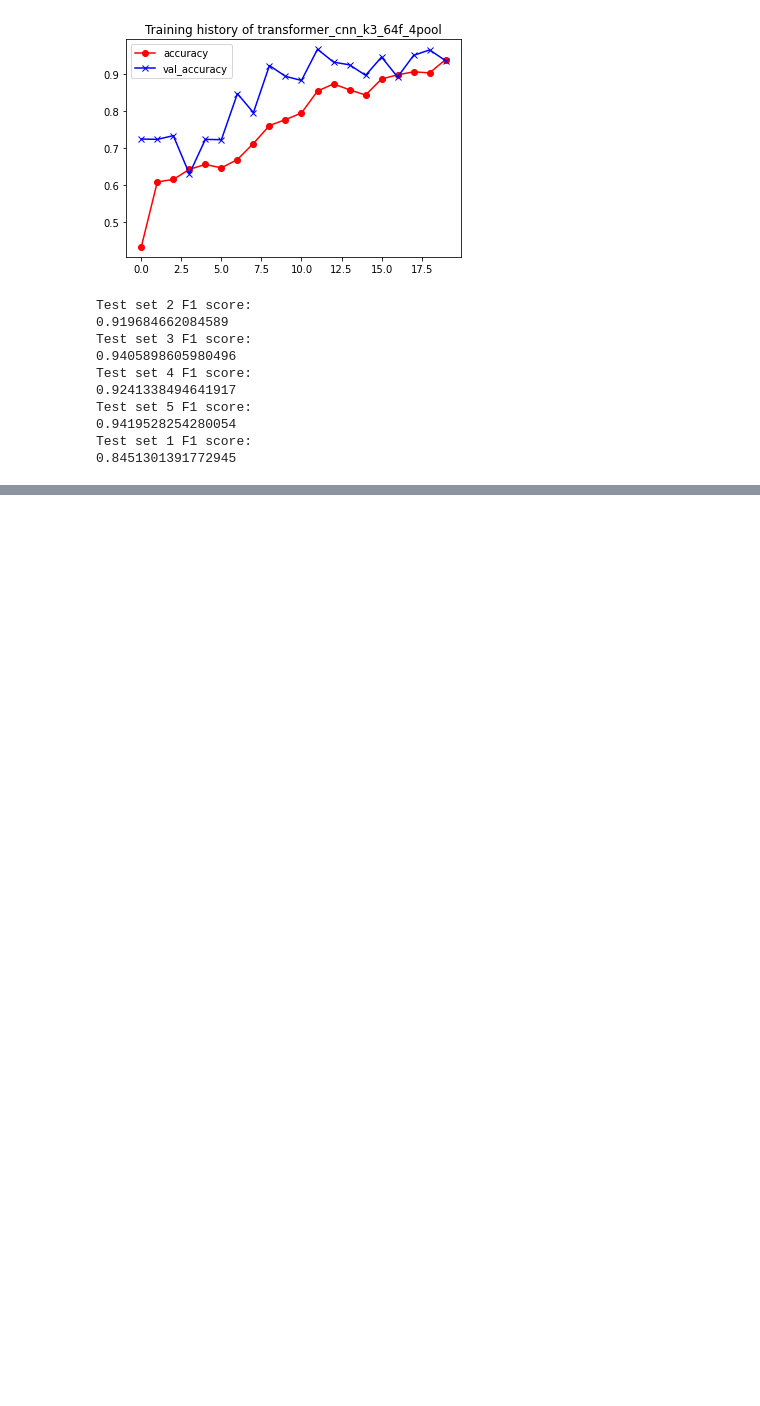
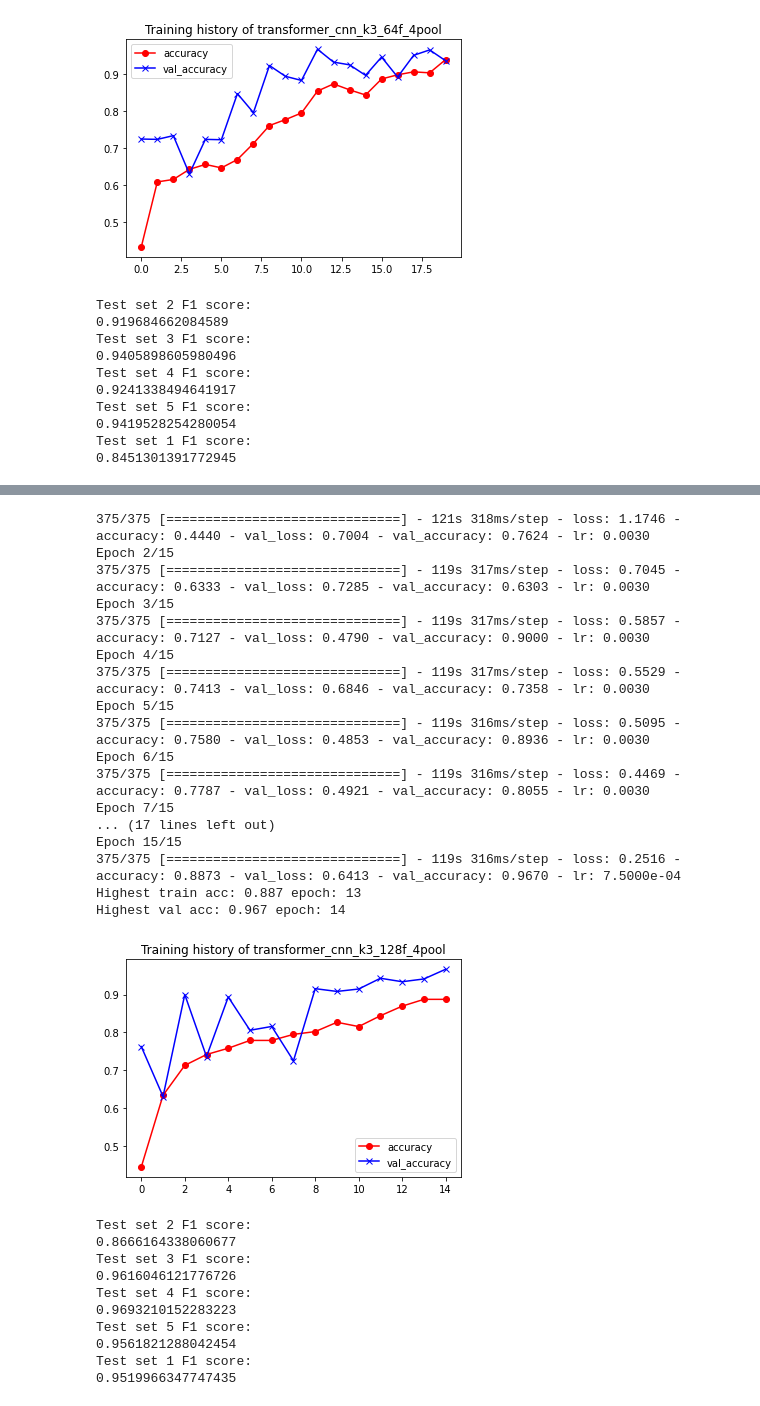
Before and after one commit to Moeinh77/Virus-DNA-classification-BERT, a Jupyter notebook: training.ipynb, the cells around one changed output, grey strips where cells are left out. Drawn from its saved outputs; the diff is of its cells as text; code cells hidden in the pictures; blank space fills up the shorter version.

```diff
--- a/training.ipynb
+++ b/training.ipynb
@@ -23,13 +21,13 @@ NUM_CLASSES = 6
 # %% [markdown]
 #### Transformer
 # %%
-class TokenAndPositionEmbedding(layers.Layer):
+class TokenAndPositionEmbedding(Layer):
     def __init__(self, maxlen, vocab_size, embed_dim):
         super(TokenAndPositionEmbedding, self).__init__()
         self.embed_dim = embed_dim
-        self.token_emb = layers.Embedding(input_dim= vocab_size, output_dim= embed_dim)
+        self.token_emb = Embedding(input_dim= vocab_size, output_dim= embed_dim)
         self.maxlen = maxlen
-        # self.pos_emb = layers.Embedding(input_dim= maxlen, output_dim= embed_dim)
+        # self.pos_emb = Embedding(input_dim= maxlen, output_dim= embed_dim)
 
     def get_angles(self, pos, i, embd_dim):
         angle_rates = 1 / np.power(10000, (2 * (i//2)) / np.float32(embd_dim))
@@ -110,13 +81,12 @@ class TransformerBlock(layers.Layer):
 # %% [markdown]
 ### Transformer and CNN
 # %%
-from tensorflow.keras.layers import Conv1D
 
 @tf.autograph.experimental.do_not_convert # added to silence a warning related to TF
 def create_model_cnn_transformer(maxlen = 30121, vocab_size = 259,
                                 embed_dim = 50, num_heads = 2,
                                 ff_dim = 16, dout = 0.1,
-                                cnn_filters = 64, cnn_window = 3,
+                                filters = 64, kernel_size = 3,
                                 pool_window = 2, extra_dense_nodes = 20,
                                 summary = False):
     '''
@@ -125,26 +95,26 @@ def create_model_cnn_transformer(maxlen = 30121, vocab_size = 259,
     ff_dim - Hidden layer size in feed forward network inside transformer
     '''
     # input
-    inputs = layers.Input(shape=(maxlen,))
+    inputs = Input(shape=(maxlen,))
     # embeddding
     embedding_layer = TokenAndPositionEmbedding(inputs.shape[1], vocab_size, embed_dim)
     x = embedding_layer(inputs)
     # print('embedding output shape:', x.shape)
     # convolution
-    x = Conv1D(filters= cnn_filters, kernel_size= cnn_window)(x)
-    x = layers.MaxPooling1D(pool_size=pool_window)(x)
+    x = Conv1D(filters= filters, kernel_size= kernel_size)(x)
+    x = MaxPooling1D(pool_size=pool_window)(x)
     # transformer
     transformer_block = TransformerBlock(x.shape[2], num_heads, ff_dim)
     # print('transformer_block input shape:', x.shape)
     x = transformer_block(x)
     # extra dense layers
-    x = layers.GlobalAveragePooling1D()(x)
-    x = layers.Dropout(dout)(x)
+    x = GlobalAveragePooling1D()(x)
+    x = Dropout(dout)(x)
     if extra_dense_nodes!= 0:
-        x = layers.Dense(extra_dense_nodes, activation= "relu")(x)
-        x = layers.Dropout(dout)(x)
+        x = Dense(extra_dense_nodes, activation= "relu")(x)
+        x = Dropout(dout)(x)
     # output
-    outputs = layers.Dense(NUM_CLASSES, activation= "softmax")(x)
+    outputs = Dense(NUM_CLASSES, activation= "softmax")(x)
 
     model= keras.Model(inputs=inputs, outputs= outputs)
     if summary:
@@ -240,6 +213,6 @@ def evaluate_model(model, model_name):
         score = f1_score(Y_test[i], preds, average = 'weighted')
         print(score)
         with open('results/'+model_name+'_test_results.txt','a') as f:
-            f.write('Test set '+str(test_indicies[i])+'F1 score:')
+            f.write('Test set '+str(test_indicies[i])+' F1 score:')
             f.write('\n'+str(score))
-            f.write('\n')
+            f.write('===\n')
@@ -255,8 +219,8 @@ def evaluate_model(model, model_name):
 # %%
 def plot_history(history, model_name):
     print('Highest train acc: {:.3f} epoch: {}\nHighest val acc: {:.3f} epoch: {}'\
-        .format(max(history.history['accuracy']), np.argmax(np.array(history.history['accuracy'])),
-                max(history.history['val_accuracy']), np.argmax(np.array(history.history['val_accuracy']))))
+        .format(max(history.history['accuracy']), 1+np.argmax(np.array(history.history['accuracy'])),
+                max(history.history['val_accuracy']), 1+np.argmax(np.array(history.history['val_accuracy']))))
 
     plt.title('Training history of '+ model_name)
     plt.plot(history.history['accuracy'],'ro-')
@@ -376,12 +340,13 @@ model_name = model_names[2]
 print(model_name)
 check_point = make_checkpointer(model_name)
 
-model = create_model_cnn_transformer(cnn_filters=128, pool_window=4)
 
-model.compile(optimizer= adam_opt, loss= "sparse_categorical_crossentropy", metrics=metrics)
+model = create_model_cnn_transformer(filters=128, pool_window=4)
+
+model.compile(optimizer= adam_opt, loss= "sparse_categorical_crossentropy", metrics=['accuracy'])
 
 history = model.fit(X_train, Y_train,
-                    batch_size=4, epochs=eps,
+                    batch_size=4, epochs=15,
                     validation_data=(X_test[0], Y_test[0]),
                     callbacks = [check_point, lr_decay])
 
@@ -410,0 +364,28 @@ KeyboardInterrupt:
+375/375 [==============================] - 121s 318ms/step - loss: 1.1746 - accuracy: 0.4440 - val_loss: 0.7004 - val_accuracy: 0.7624 - lr: 0.0030
+Epoch 2/15
+375/375 [==============================] - 119s 317ms/step - loss: 0.7045 - accuracy: 0.6333 - val_loss: 0.7285 - val_accuracy: 0.6303 - lr: 0.0030
+Epoch 3/15
+375/375 [==============================] - 119s 317ms/step - loss: 0.5857 - accuracy: 0.7127 - val_loss: 0.4790 - val_accuracy: 0.9000 - lr: 0.0030
+Epoch 4/15
+375/375 [==============================] - 119s 317ms/step - loss: 0.5529 - accuracy: 0.7413 - val_loss: 0.6846 - val_accuracy: 0.7358 - lr: 0.0030
+Epoch 5/15
+375/375 [==============================] - 119s 316ms/step - loss: 0.5095 - accuracy: 0.7580 - val_loss: 0.4853 - val_accuracy: 0.8936 - lr: 0.0030
+Epoch 6/15
+375/375 [==============================] - 119s 316ms/step - loss: 0.4469 - accuracy: 0.7787 - val_loss: 0.4921 - val_accuracy: 0.8055 - lr: 0.0030
+Epoch 7/15
+... (17 lines left out)
+Epoch 15/15
+375/375 [==============================] - 119s 316ms/step - loss: 0.2516 - accuracy: 0.8873 - val_loss: 0.6413 - val_accuracy: 0.9670 - lr: 7.5000e-04
+Highest train acc: 0.887 epoch: 13
+Highest val acc: 0.967 epoch: 14
+[figure, added]
+Test set 2 F1 score:
+0.8666164338060677
+Test set 3 F1 score:
+0.9616046121776726
+Test set 4 F1 score:
+0.9693210152283223
+Test set 5 F1 score:
+0.9561821288042454
+Test set 1 F1 score:
+0.9519966347747435
```
Also changed, not shown: parts of 12 cells of this notebook.
